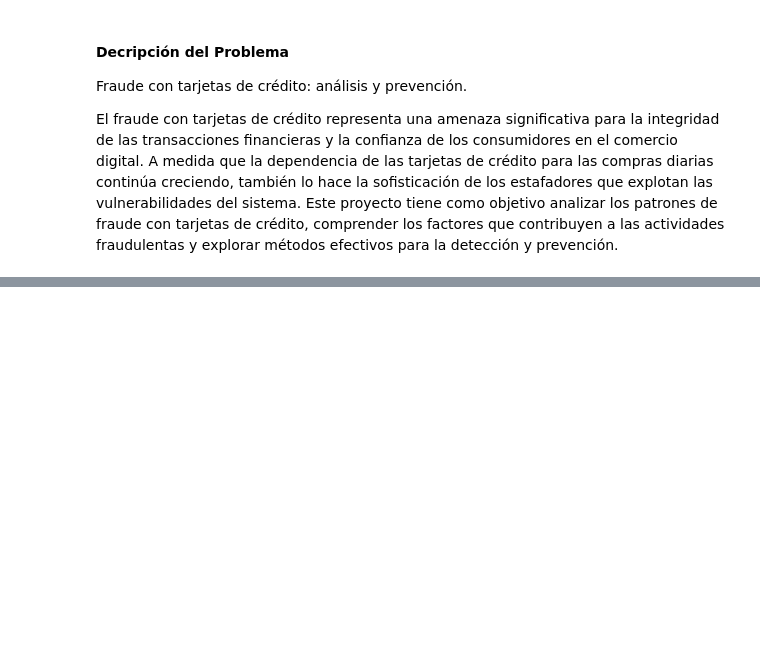
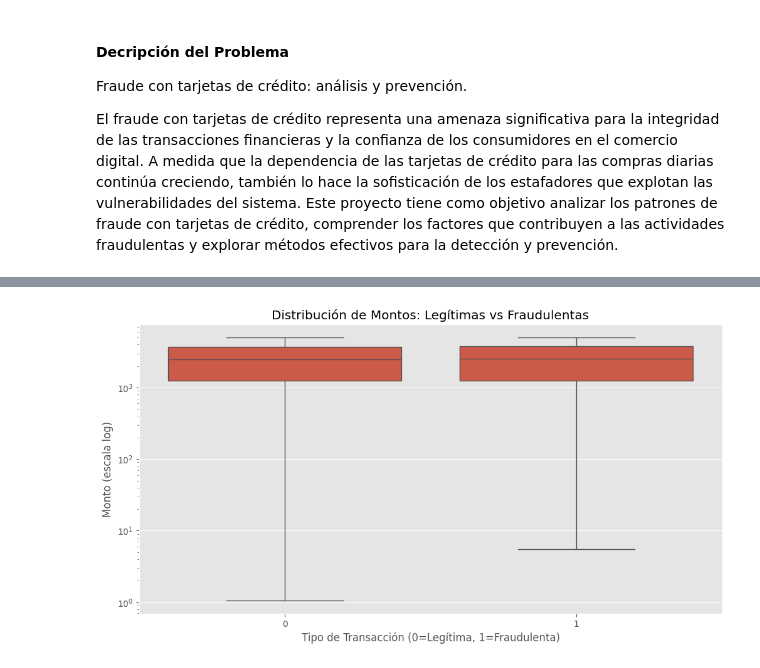
Before and after one commit to angemaria25/credit-card-fraud-detection, a Jupyter notebook: main.ipynb, the cells around one changed output, grey strips where cells are left out. Drawn from its saved outputs; the diff is of its cells as text; code cells hidden in the pictures; blank space fills up the shorter version.

```diff
--- a/main.ipynb
+++ b/main.ipynb
@@ -30,0 +108,10 @@ data.head()
+# %%
+plt.figure(figsize=(12, 6))
+sns.boxplot(x='IsFraud', y='Amount', data=data)
+plt.title('Distribución de Montos: Legítimas vs Fraudulentas')
+plt.ylabel('Monto (escala log)')
+plt.xlabel('Tipo de Transacción (0=Legítima, 1=Fraudulenta)')
+plt.yscale('log')  # Usamos escala logarítmica para mejor visualización
+plt.show()
+# %% [output]
+[figure, added]
```
Also changed, not shown: parts of 14 cells of this notebook.
